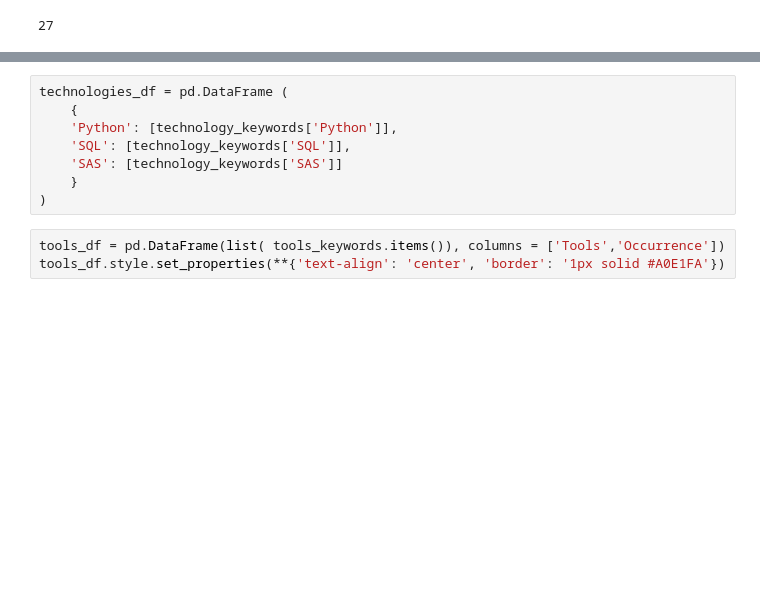
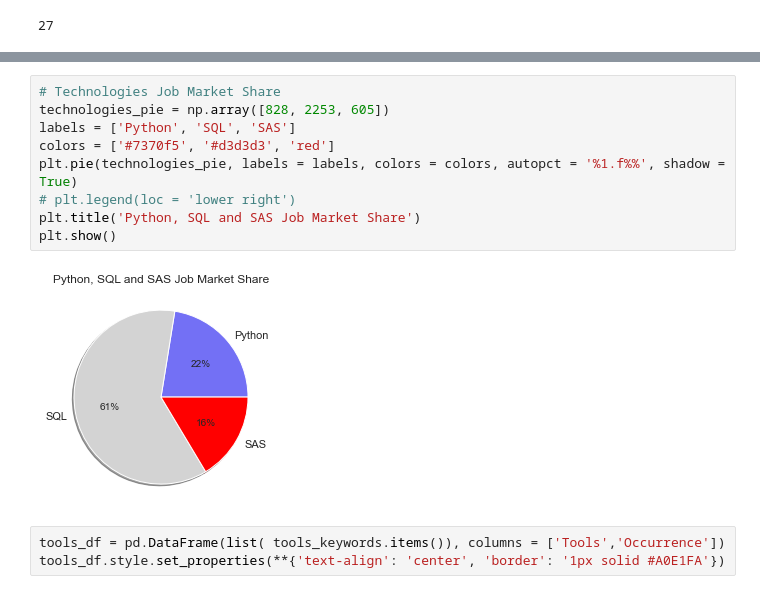
Before and after one commit to rita-s/Data_Analysis_Project_1, a Jupyter notebook: HR_Hackers.ipynb, the cells around one changed output, grey strips where cells are left out. Cells and saved outputs as stored; diff of their text form; blank space fills up the shorter version.

```diff
--- a/HR_Hackers.ipynb
+++ b/HR_Hackers.ipynb
@@ -170,13 +208,16 @@ SQL       119 %
 SAS        27 %
 Name: Occurrence in job descriptions, dtype: object
-# %%
-technologies_df = pd.DataFrame (
-    {
-    'Python': [technology_keywords['Python']],
-    'SQL': [technology_keywords['SQL']],
-    'SAS': [technology_keywords['SAS']]
-    }
-)
+# %%
+# Technologies Job Market Share
+technologies_pie = np.array([828, 2253, 605])
+labels = ['Python', 'SQL', 'SAS']
+colors = ['#7370f5', '#d3d3d3', 'red']
+plt.pie(technologies_pie, labels = labels, colors = colors, autopct = '%1.f%%', shadow = True)
+# plt.legend(loc = 'lower right')
+plt.title('Python, SQL and SAS Job Market Share')
+plt.show()
+# %% [output]
+[figure, added]
 # %%
 tools_df = pd.DataFrame(list( tools_keywords.items()), columns = ['Tools','Occurrence'])
 tools_df.style.set_properties(**{'text-align': 'center', 'border': '1px solid #A0E1FA'})
```
Also changed, not shown: parts of 53 cells of this notebook, 6 other files.
